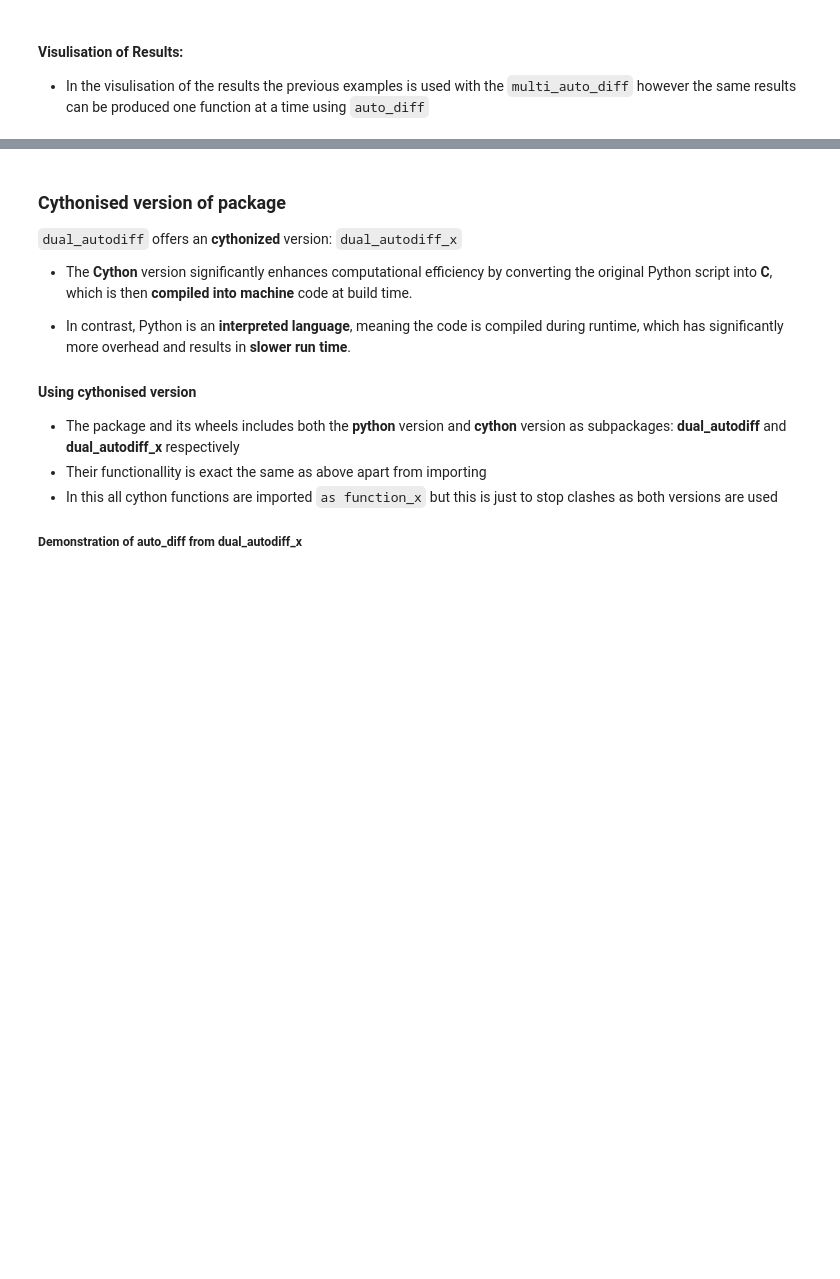
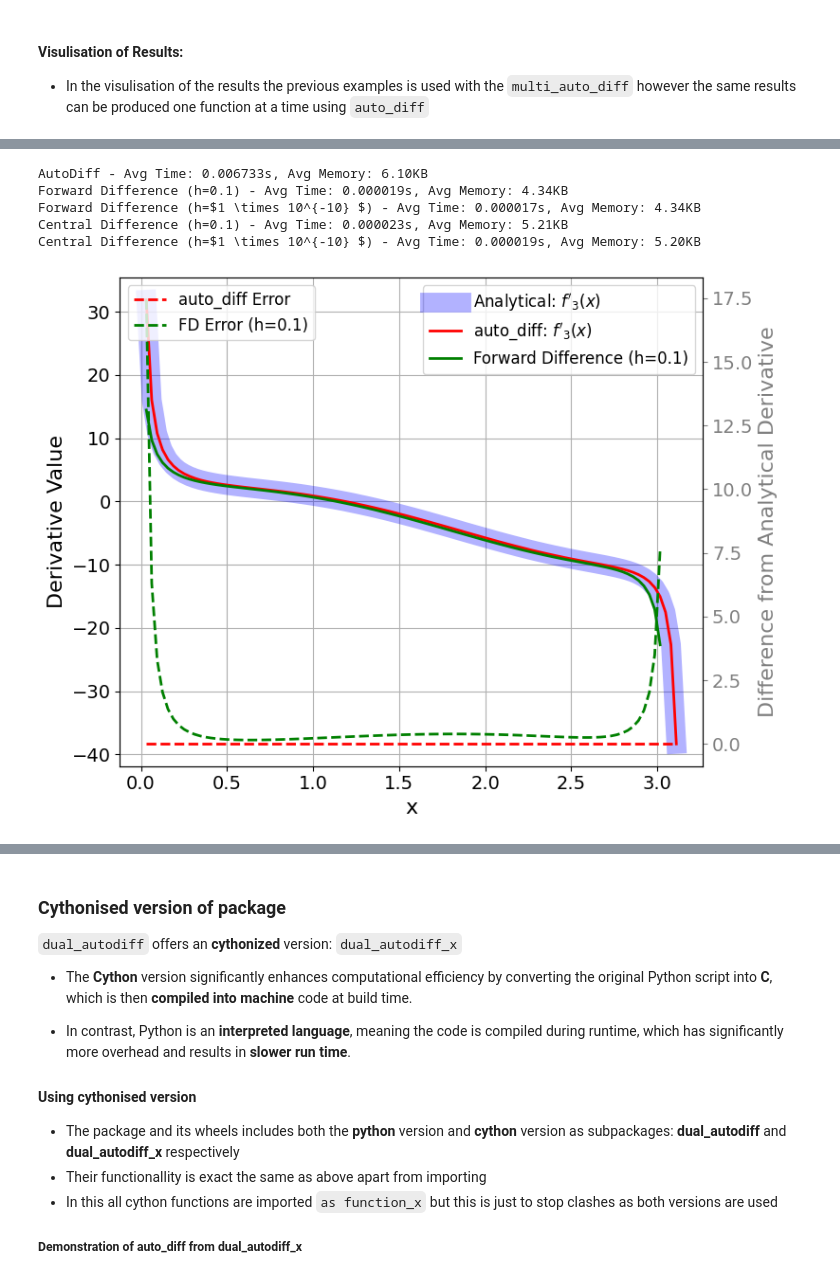
Before and after one commit to JacobTutt/dual_autodiff_package, a Jupyter notebook: tutorials/dual_autodiff.ipynb, the cells around one changed output, grey strips where cells are left out. Saved outputs shown, nothing was run; the diff lists cells and outputs as text; code cells hidden in the pictures; blank space fills up the shorter version.

```diff
--- a/tutorials/dual_autodiff.ipynb
+++ b/tutorials/dual_autodiff.ipynb
@@ -622,0 +741,71 @@ plt.show()
+# %%
+# Calculate the average time and memory for each method
+# Time and memory auto_diff
+avg_time_ad, avg_mem_ad = time_memory_check(auto_diff, f3, x_vals)
+# Display results
+print(f"AutoDiff - Avg Time: {avg_time_ad:.6f}s, Avg Memory: {avg_mem_ad:.2f}KB")
+
+# Time and memory forward_difference h = (0.1, 0.001, 0.0001)
+avg_time_fd_1, avg_mem_fd_1 = time_memory_check(forward_difference, f3, x_vals, h=0.1)
+avg_time_fd_10, avg_mem_fd_10 = time_memory_check(forward_difference, f3, x_vals, h=1e-10)
+# Display results
+print(f"Forward Difference (h=0.1) - Avg Time: {avg_time_fd_1:.6f}s, Avg Memory: {avg_mem_fd_1:.2f}KB")
+print(f"Forward Difference (h=$1 \\times 10^{{-10}} $) - Avg Time: {avg_time_fd_10:.6f}s, Avg Memory: {avg_mem_fd_10:.2f}KB")
+
+
+# Time and memory central_difference h = (0.1, 0.001, 0.0001)
+avg_time_cd_01, avg_mem_cd_01 = time_memory_check(central_difference, f3, x_vals, h=0.1)
+avg_time_cd_001, avg_mem_cd_001 = time_memory_check(central_difference, f3, x_vals, h=1e-10)
+# Display results
+print(f"Central Difference (h=0.1) - Avg Time: {avg_time_cd_01:.6f}s, Avg Memory: {avg_mem_cd_01:.2f}KB")
+print(f"Central Difference (h=$1 \\times 10^{{-10}} $) - Avg Time: {avg_time_cd_001:.6f}s, Avg Memory: {avg_mem_cd_001:.2f}KB")
+# %% [output]
+AutoDiff - Avg Time: 0.006733s, Avg Memory: 6.10KB
+Forward Difference (h=0.1) - Avg Time: 0.000019s, Avg Memory: 4.34KB
+Forward Difference (h=$1 \times 10^{-10} $) - Avg Time: 0.000017s, Avg Memory: 4.34KB
+Central Difference (h=0.1) - Avg Time: 0.000023s, Avg Memory: 5.21KB
+Central Difference (h=$1 \times 10^{-10} $) - Avg Time: 0.000019s, Avg Memory: 5.20KB
+# %%
+fd_01_results = forward_difference(f3, x_vals, h=0.1)
+_, ad_results = auto_diff(f3, x_vals)
+
+# Create the main figure and axis
+fig, ax1 = plt.subplots(figsize=(8, 6))
+
+# Plot analytical and numerical derivative results
+ax1.plot(x_vals, true_derivatives, color='blue', alpha=0.3, lw=15, label=r"Analytical: $f'_3(x)$")
+ax1.plot(x_vals, ad_results, color='red', lw=2, label=r"auto_diff: $f'_3(x)$")
+ax1.plot(x_vals, fd_01_results, color='green', lw=2, label=r"Forward Difference (h=0.1)")
+
+
+# Formatting for primary axis
+ax1.set_xlabel("x", fontsize=16)
+ax1.set_ylabel("Derivative Value", fontsize=16)
+ax1.tick_params(axis='both', which='major', labelsize=14)
+ax1.legend(fontsize=12)
+ax1.grid()
+
+# Create a secondary y-axis for the differences
+ax2 = ax1.twinx()
+
+# Compute differences between numerical methods and true derivatives
+ad_diff = abs(ad_results - true_derivatives)
+fd_01_diff = abs(fd_01_results - true_derivatives)
+
+# Plot the differences on the secondary axis
+ax2.plot(x_vals, ad_diff, color='red', linestyle='dashed', label="auto_diff Error", lw=2)
+ax2.plot(x_vals, fd_01_diff, color='green', linestyle='dashed', label="FD Error (h=0.1)", lw=2)
+
+
+# Formatting for secondary axis
+ax2.set_ylabel("Difference from Analytical Derivative", fontsize=16, color='gray')
+ax2.tick_params(axis='y', labelsize=14, colors='gray')
+
+# Add secondary legend
+lines, labels = ax2.get_legend_handles_labels()
+ax2.legend(lines, labels, fontsize=12, loc='upper left')
+
+plt.tight_layout()
+plt.show()
+# %% [output]
+[figure, added]
```
Also changed, not shown: parts of 13 cells of this notebook, 1 other file.
